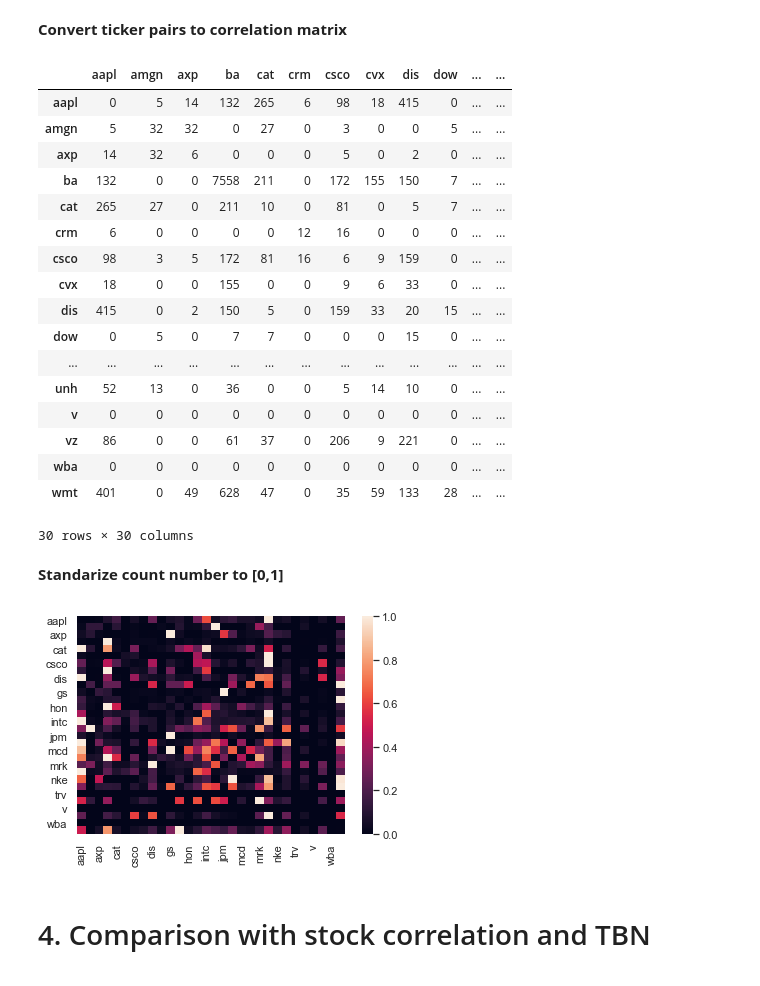
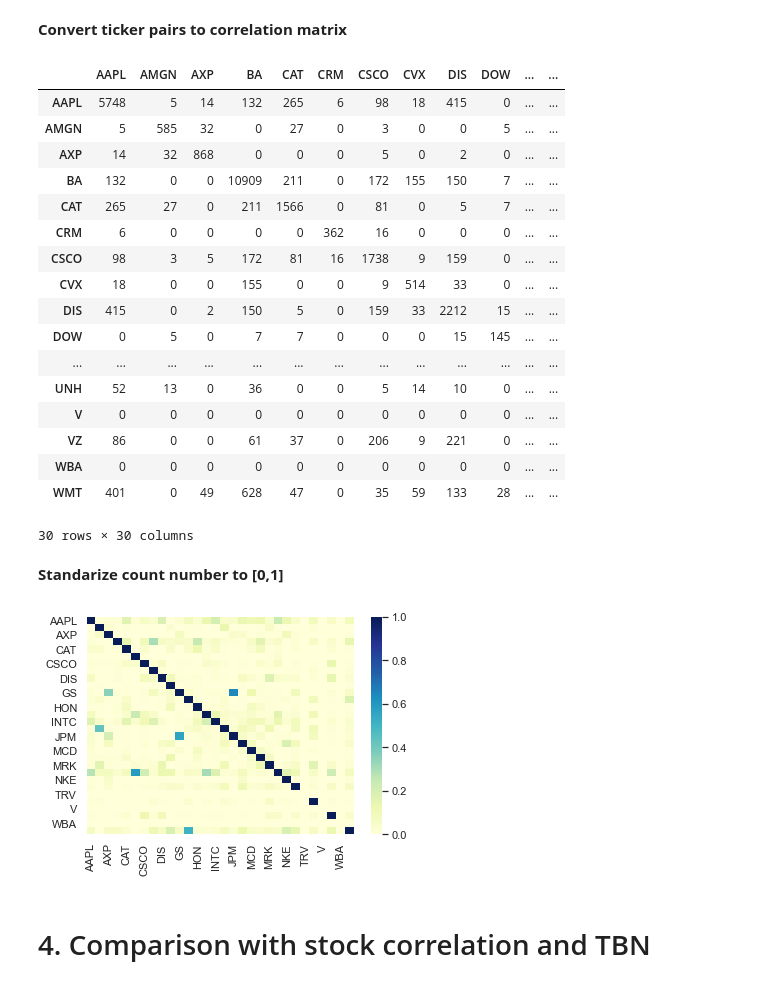
Before and after one commit to ChengLuFred/Portfolio-Selection-via-TBN, a Jupyter notebook: codes/news_data.ipynb, the cells around one changed output. Drawn from its saved outputs; the diff is of its cells as text; code cells hidden in the pictures.

Commit message:
add news data

```diff
--- a/codes/news_data.ipynb
+++ b/codes/news_data.ipynb
@@ -144,29 +159,32 @@ ticker_pairs_dictionary = {(key, key2):[value] for (key, key2), value in ticker_
 news_correlation = pd.DataFrame(ticker_pairs_dictionary, index = [0]).T.unstack(level=-1).T
 
 # make it positive definite
-column_names = news_correlation.columns.values.tolist()
+column_names = news_correlation.columns.str.upper()
 news_correlation = pd.DataFrame(news_correlation.values.T + news_correlation.values)
 news_correlation.index = column_names
 news_correlation.columns = column_names
 
+# modify the diagnoal item
+np.fill_diagonal(news_correlation.values, news_correlation.apply(sum, axis=0))
+
 # overview
 news_correlation
 # %% [output]
-|  | aapl | amgn | axp | ba | cat | crm | csco | cvx | dis | dow | ... | ... |
-| aapl | 0 | 5 | 14 | 132 | 265 | 6 | 98 | 18 | 415 | 0 | ... | ... |
-| amgn | 5 | 32 | 32 | 0 | 27 | 0 | 3 | 0 | 0 | 5 | ... | ... |
-| axp | 14 | 32 | 6 | 0 | 0 | 0 | 5 | 0 | 2 | 0 | ... | ... |
-| ba | 132 | 0 | 0 | 7558 | 211 | 0 | 172 | 155 | 150 | 7 | ... | ... |
-| cat | 265 | 27 | 0 | 211 | 10 | 0 | 81 | 0 | 5 | 7 | ... | ... |
-| crm | 6 | 0 | 0 | 0 | 0 | 12 | 16 | 0 | 0 | 0 | ... | ... |
-| csco | 98 | 3 | 5 | 172 | 81 | 16 | 6 | 9 | 159 | 0 | ... | ... |
-| cvx | 18 | 0 | 0 | 155 | 0 | 0 | 9 | 6 | 33 | 0 | ... | ... |
-| dis | 415 | 0 | 2 | 150 | 5 | 0 | 159 | 33 | 20 | 15 | ... | ... |
-| dow | 0 | 5 | 0 | 7 | 7 | 0 | 0 | 0 | 15 | 0 | ... | ... |
+|  | AAPL | AMGN | AXP | BA | CAT | CRM | CSCO | CVX | DIS | DOW | ... | ... |
+| AAPL | 5748 | 5 | 14 | 132 | 265 | 6 | 98 | 18 | 415 | 0 | ... | ... |
+| AMGN | 5 | 585 | 32 | 0 | 27 | 0 | 3 | 0 | 0 | 5 | ... | ... |
+| AXP | 14 | 32 | 868 | 0 | 0 | 0 | 5 | 0 | 2 | 0 | ... | ... |
+| BA | 132 | 0 | 0 | 10909 | 211 | 0 | 172 | 155 | 150 | 7 | ... | ... |
+| CAT | 265 | 27 | 0 | 211 | 1566 | 0 | 81 | 0 | 5 | 7 | ... | ... |
+| CRM | 6 | 0 | 0 | 0 | 0 | 362 | 16 | 0 | 0 | 0 | ... | ... |
+| CSCO | 98 | 3 | 5 | 172 | 81 | 16 | 1738 | 9 | 159 | 0 | ... | ... |
+| CVX | 18 | 0 | 0 | 155 | 0 | 0 | 9 | 514 | 33 | 0 | ... | ... |
+| DIS | 415 | 0 | 2 | 150 | 5 | 0 | 159 | 33 | 2212 | 15 | ... | ... |
+| DOW | 0 | 5 | 0 | 7 | 7 | 0 | 0 | 0 | 15 | 145 | ... | ... |
 | ... | ... | ... | ... | ... | ... | ... | ... | ... | ... | ... | ... | ... |
-| unh | 52 | 13 | 0 | 36 | 0 | 0 | 5 | 14 | 10 | 0 | ... | ... |
-| v | 0 | 0 | 0 | 0 | 0 | 0 | 0 | 0 | 0 | 0 | ... | ... |
-| vz | 86 | 0 | 0 | 61 | 37 | 0 | 206 | 9 | 221 | 0 | ... | ... |
-| wba | 0 | 0 | 0 | 0 | 0 | 0 | 0 | 0 | 0 | 0 | ... | ... |
-| wmt | 401 | 0 | 49 | 628 | 47 | 0 | 35 | 59 | 133 | 28 | ... | ... |
+| UNH | 52 | 13 | 0 | 36 | 0 | 0 | 5 | 14 | 10 | 0 | ... | ... |
+| V | 0 | 0 | 0 | 0 | 0 | 0 | 0 | 0 | 0 | 0 | ... | ... |
+| VZ | 86 | 0 | 0 | 61 | 37 | 0 | 206 | 9 | 221 | 0 | ... | ... |
+| WBA | 0 | 0 | 0 | 0 | 0 | 0 | 0 | 0 | 0 | 0 | ... | ... |
+| WMT | 401 | 0 | 49 | 628 | 47 | 0 | 35 | 59 | 133 | 28 | ... | ... |
 30 rows × 30 columns
@@ -174,14 +194,16 @@ news_correlation
 **Standarize count number to \[0,1\]**
 # %%
 np.set_printoptions(precision=3)
-cor = pd.DataFrame(preprocessing.maxabs_scale(news_correlation,  axis=1))
-news_correlation_scale = pd.DataFrame(cor)
-news_correlation_scale.index = column_names
-news_correlation_scale.columns = column_names
+#cor = pd.DataFrame(preprocessing.maxabs_scale(news_correlation,  axis=1))
+#news_correlation_scale = pd.DataFrame(cor)
+#news_correlation_scale.index = column_names
+#news_correlation_scale.columns = column_names
+news_correlation = news_correlation / np.diag(news_correlation)
+news_correlation = news_correlation.fillna(0)
 # %%
-ax = sns.heatmap(cor)
+ax = sns.heatmap(news_correlation, cmap="YlGnBu")
 # %% [output]
-[figure, old version]
+[figure, new version]
 # %% [markdown]
 # 4. Comparison with stock correlation and TBN
 # %%
```
Also changed, not shown: parts of 10 cells of this notebook, 6 other files.
